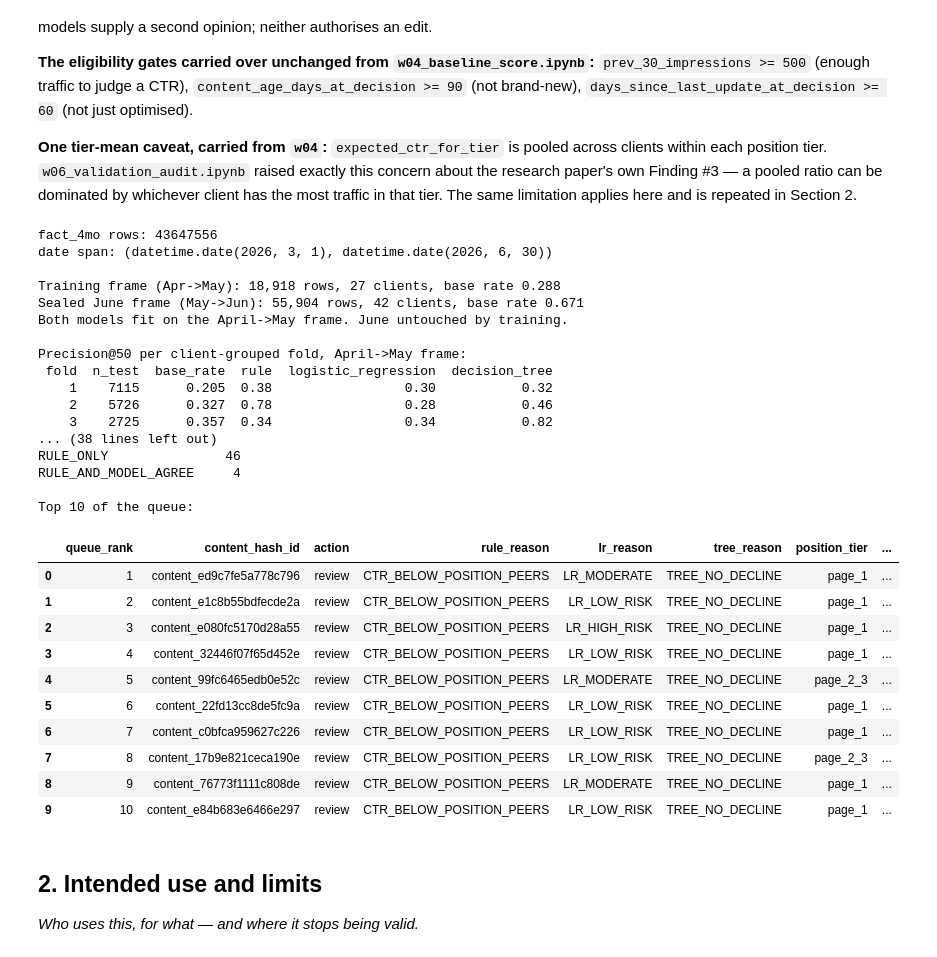
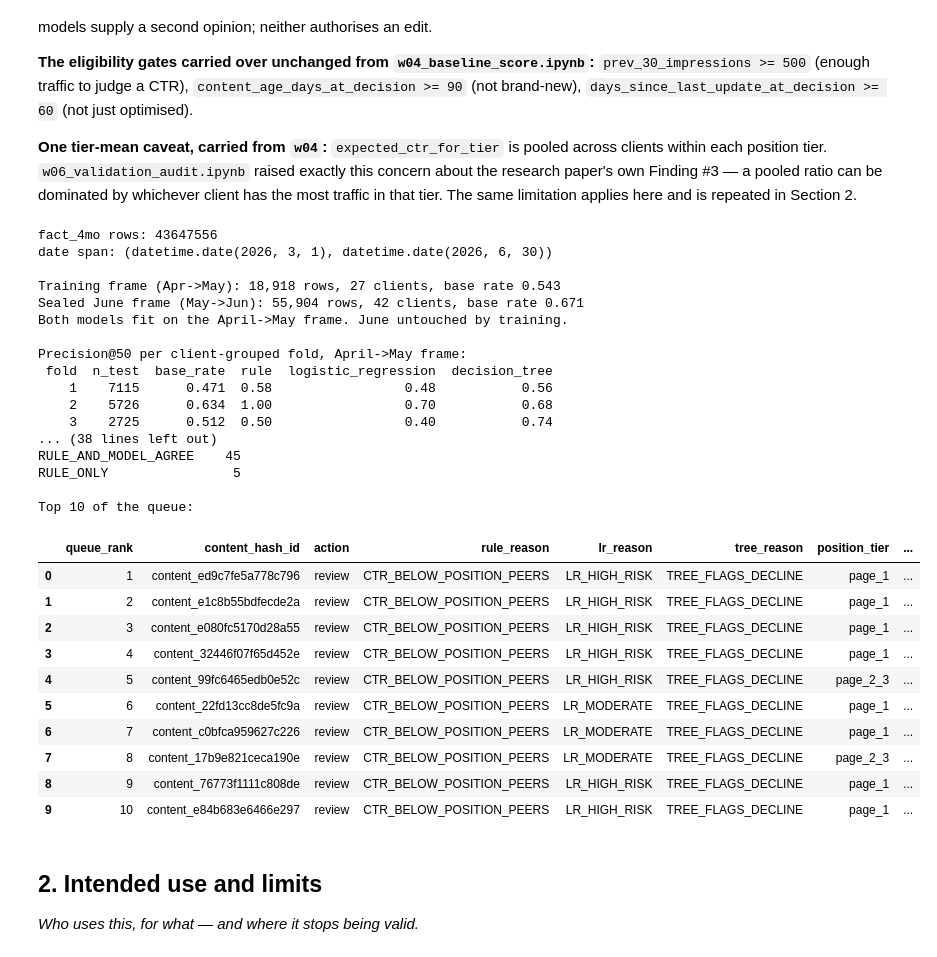
Before and after one commit to vahagngrigoryan2006/flyrank-internship-ml, a Jupyter notebook: work/notebooks/w07_action_playbook.ipynb, the cells around one changed output. Saved outputs shown, nothing was run; the diff lists cells and outputs as text; code cells hidden in the pictures.

```diff
--- a/work/notebooks/w07_action_playbook.ipynb
+++ b/work/notebooks/w07_action_playbook.ipynb
@@ -119,7 +119,7 @@ def build_frame(as_of_date, decision_moment):
         per_item AS (
             SELECT f.client_hash_id, f.content_hash_id,
                    MIN(f.report_date) AS first_seen,
-                   SUM(CASE WHEN f.report_date >= b.as_of_date - INTERVAL 30 DAY
+                   SUM(CASE WHEN f.report_date >= b.as_of_date - INTERVAL 30 DAY AND f.report_date <= b.as_of_date
                             THEN f.gsc_impressions ELSE 0 END) AS last_30_impressions,
                    SUM(CASE WHEN f.report_date < b.as_of_date - INTERVAL 30 DAY AND f.report_date >= b.as_of_date - INTERVAL 60 DAY
                             THEN f.gsc_impressions ELSE 0 END) AS prev_30_impressions,
@@ -378,49 +378,49 @@ queue["agreement"] = np.select(
 # and are placed after the flagged set, broken by impressions descending (a disclosed, neutral
 # tiebreak that uses no model output, so the models never influence the ordering).
 queue = queue.sort_values(["rule_score", "prev_30_impressions"], ascending=[False, False]).reset_index(drop=True)
 queue["queue_rank"] = np.arange(1, len(queue) + 1)
 queue["rule_ranked"] = queue["rule_score"] > 0
 queue["action"] = np.where(queue["queue_rank"] <= REVIEW_BUDGET, "review", "no_review")
 
 print(f"\nQueue built: {len(queue):,} rows. Rule flags {int(rule_fires.sum()):,}; "
       f"{int(queue['rule_ranked'].sum()):,} carry a non-zero rule score and are genuinely rank-ordered.")
 print(f"Top {REVIEW_BUDGET} marked action='review'.\n")
 print("Agreement mix inside the review batch:")
 print(queue.head(REVIEW_BUDGET)["agreement"].value_counts().to_string())
 print("\nTop 10 of the queue:")
 display_cols = ["queue_rank", "content_hash_id", "action", "rule_reason", "lr_reason", "tree_reason",
                 "position_tier", "prev_30_impressions", "prev_30_ctr", "expected_ctr_for_tier",
                 "lr_decline_probability", "agreement"]
 queue[display_cols].head(10)
 # %% [output]
 fact_4mo rows: 43647556
 date span: (datetime.date(2026, 3, 1), datetime.date(2026, 6, 30))
 
-Training frame (Apr->May): 18,918 rows, 27 clients, base rate 0.288
+Training frame (Apr->May): 18,918 rows, 27 clients, base rate 0.543
 Sealed June frame (May->Jun): 55,904 rows, 42 clients, base rate 0.671
 Both models fit on the April->May frame. June untouched by training.
 
 Precision@50 per client-grouped fold, April->May frame:
  fold  n_test  base_rate  rule  logistic_regression  decision_tree
-    1    7115      0.205  0.38                 0.30           0.32
-    2    5726      0.327  0.78                 0.28           0.46
-    3    2725      0.357  0.34                 0.34           0.82
+    1    7115      0.471  0.58                 0.48           0.56
+    2    5726      0.634  1.00                 0.70           0.68
+    3    2725      0.512  0.50                 0.40           0.74
 ... (38 lines left out)
-RULE_ONLY               46
-RULE_AND_MODEL_AGREE     4
+RULE_AND_MODEL_AGREE    45
+RULE_ONLY                5
 
 Top 10 of the queue:
 |  | queue_rank | content_hash_id | action | rule_reason | lr_reason | tree_reason | position_tier | ... |
-| 0 | 1 | content_ed9c7fe5a778c796 | review | CTR_BELOW_POSITION_PEERS | LR_MODERATE | TREE_NO_DECLINE | page_1 | ... |
-| 1 | 2 | content_e1c8b55bdfecde2a | review | CTR_BELOW_POSITION_PEERS | LR_LOW_RISK | TREE_NO_DECLINE | page_1 | ... |
-| 2 | 3 | content_e080fc5170d28a55 | review | CTR_BELOW_POSITION_PEERS | LR_HIGH_RISK | TREE_NO_DECLINE | page_1 | ... |
-| 3 | 4 | content_32446f07f65d452e | review | CTR_BELOW_POSITION_PEERS | LR_LOW_RISK | TREE_NO_DECLINE | page_1 | ... |
-| 4 | 5 | content_99fc6465edb0e52c | review | CTR_BELOW_POSITION_PEERS | LR_MODERATE | TREE_NO_DECLINE | page_2_3 | ... |
-| 5 | 6 | content_22fd13cc8de5fc9a | review | CTR_BELOW_POSITION_PEERS | LR_LOW_RISK | TREE_NO_DECLINE | page_1 | ... |
-| 6 | 7 | content_c0bfca959627c226 | review | CTR_BELOW_POSITION_PEERS | LR_LOW_RISK | TREE_NO_DECLINE | page_1 | ... |
-| 7 | 8 | content_17b9e821ceca190e | review | CTR_BELOW_POSITION_PEERS | LR_LOW_RISK | TREE_NO_DECLINE | page_2_3 | ... |
-| 8 | 9 | content_76773f1111c808de | review | CTR_BELOW_POSITION_PEERS | LR_MODERATE | TREE_NO_DECLINE | page_1 | ... |
-| 9 | 10 | content_e84b683e6466e297 | review | CTR_BELOW_POSITION_PEERS | LR_LOW_RISK | TREE_NO_DECLINE | page_1 | ... |
+| 0 | 1 | content_ed9c7fe5a778c796 | review | CTR_BELOW_POSITION_PEERS | LR_HIGH_RISK | TREE_FLAGS_DECLINE | page_1 | ... |
+| 1 | 2 | content_e1c8b55bdfecde2a | review | CTR_BELOW_POSITION_PEERS | LR_HIGH_RISK | TREE_FLAGS_DECLINE | page_1 | ... |
+| 2 | 3 | content_e080fc5170d28a55 | review | CTR_BELOW_POSITION_PEERS | LR_HIGH_RISK | TREE_FLAGS_DECLINE | page_1 | ... |
+| 3 | 4 | content_32446f07f65d452e | review | CTR_BELOW_POSITION_PEERS | LR_HIGH_RISK | TREE_FLAGS_DECLINE | page_1 | ... |
+| 4 | 5 | content_99fc6465edb0e52c | review | CTR_BELOW_POSITION_PEERS | LR_HIGH_RISK | TREE_FLAGS_DECLINE | page_2_3 | ... |
+| 5 | 6 | content_22fd13cc8de5fc9a | review | CTR_BELOW_POSITION_PEERS | LR_MODERATE | TREE_FLAGS_DECLINE | page_1 | ... |
+| 6 | 7 | content_c0bfca959627c226 | review | CTR_BELOW_POSITION_PEERS | LR_MODERATE | TREE_FLAGS_DECLINE | page_1 | ... |
+| 7 | 8 | content_17b9e821ceca190e | review | CTR_BELOW_POSITION_PEERS | LR_MODERATE | TREE_FLAGS_DECLINE | page_2_3 | ... |
+| 8 | 9 | content_76773f1111c808de | review | CTR_BELOW_POSITION_PEERS | LR_HIGH_RISK | TREE_FLAGS_DECLINE | page_1 | ... |
+| 9 | 10 | content_e84b683e6466e297 | review | CTR_BELOW_POSITION_PEERS | LR_HIGH_RISK | TREE_FLAGS_DECLINE | page_1 | ... |
 # %% [markdown]
 ## 2. Intended use and limits
 
```
